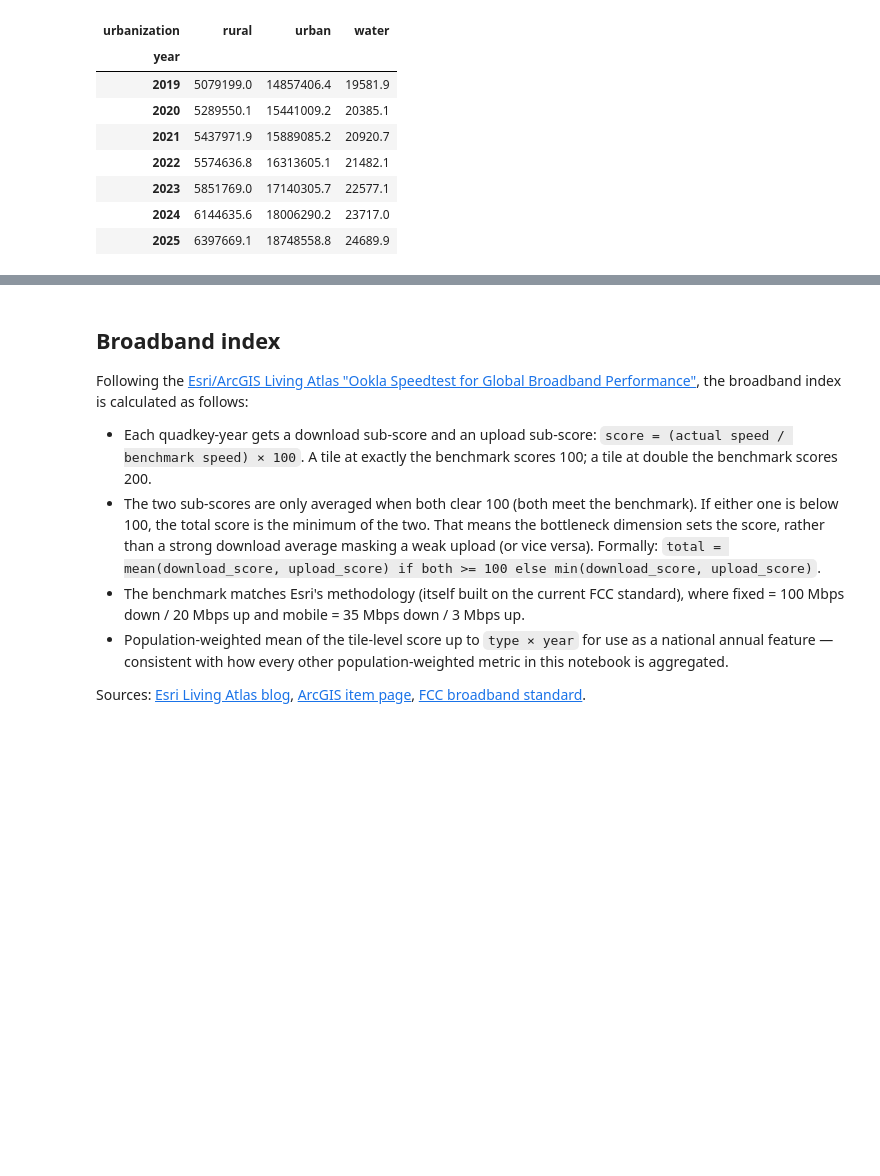
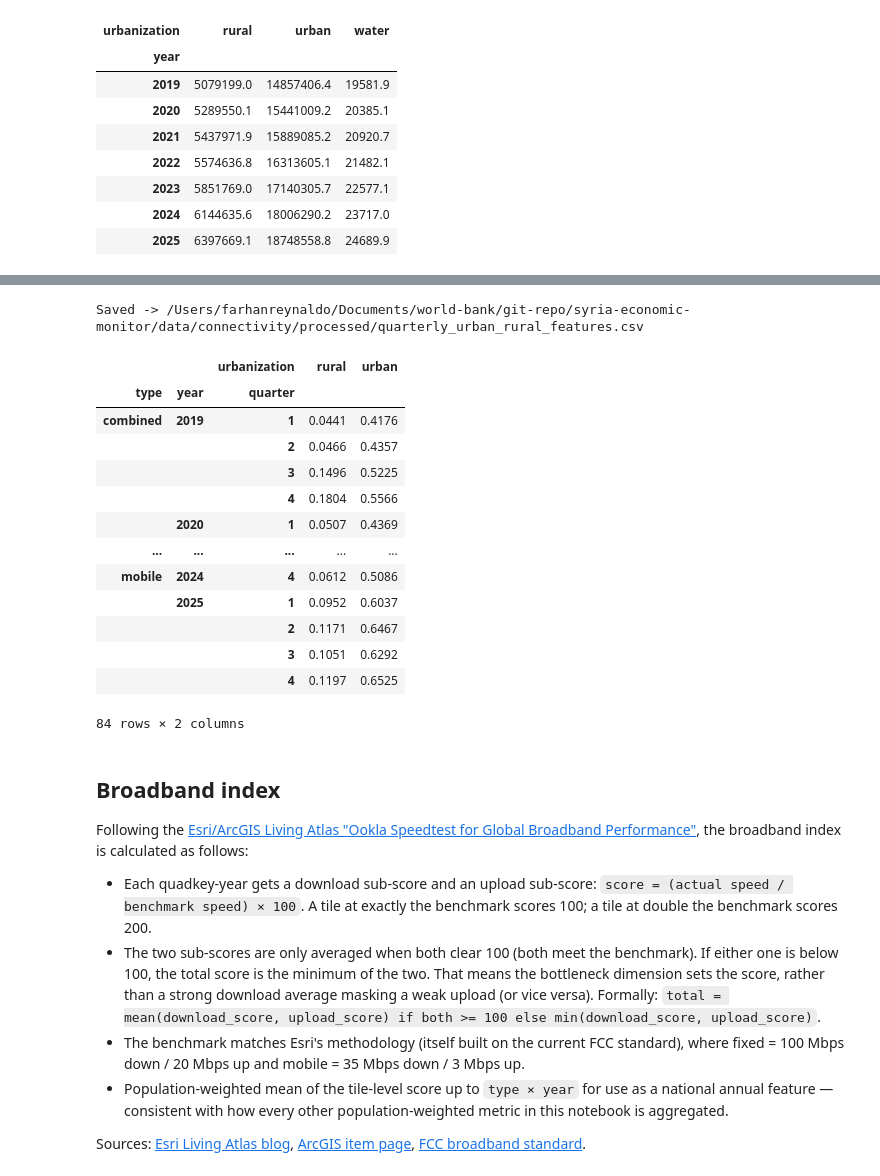
Before and after one commit to datapartnership/syria-economic-monitor, a Jupyter notebook: notebooks/internet-connectivity/gdp_proxy_features.ipynb, the cells around one changed output, grey strips where cells are left out. Cells and saved outputs as stored; diff of their text form; code cells hidden in the pictures; blank space fills up the shorter version.

```diff
--- a/notebooks/internet-connectivity/gdp_proxy_features.ipynb
+++ b/notebooks/internet-connectivity/gdp_proxy_features.ipynb
@@ -690,3 +1046,74 @@ Saved -> /Users/farhanreynaldo/Documents/world-bank/git-repo/cross-support-sandb
+# %%
+URBAN_SPLIT_QUARTERLY_OUT_PATH = (
+    DATA_DIR / "processed" / "quarterly_urban_rural_features.csv"
+)
+
+quadkey_quarter_urb = quadkey_quarter_panel.merge(urbanization, on="quadkey", how="left")
+
+
+def build_urban_rural_features_quarterly(
+    quadkey_quarter_urb: pd.DataFrame, total_pop_by_year_class: pd.Series
+) -> pd.DataFrame:
+    rows = []
+    for (t, y, q, cls), g in quadkey_quarter_urb.groupby(
+        ["type", "year", "quarter", "urbanization"]
+    ):
+        if cls not in ("urban", "rural"):
+            continue  # skip "water" / unclassified: not meaningful population segments here
+        active = g[g["tests"] > 0]
+        pop_covered = active["population"].sum()
+        total_pop_class = total_pop_by_year_class.get((y, cls), np.nan)
+        rows.append(
+            dict(
+                type=t,
+                year=int(y),
+                quarter=int(q),
+                urbanization=cls,
+                pop_covered_share=round(pop_covered / total_pop_class, 4)
+                if total_pop_class
+                else np.nan,
+                avg_down_mbps_pop_weighted=round(
+                    population_weighted_mean(active["avg_d_kbps"], active["population"])
+                    / 1000,
+                    3,
+                ),
+            )
+        )
+    result = (
+        pd.DataFrame(rows)
+        .sort_values(["type", "urbanization", "year", "quarter"])
+        .reset_index(drop=True)
+    )
+    result["period"] = pd.to_datetime(
+        dict(year=result["year"], month=result["quarter"].sub(1).mul(3).add(1), day=1)
+    )
+    return result
+
+
+urban_rural_features_quarterly = build_urban_rural_features_quarterly(
+    quadkey_quarter_urb, TOTAL_POPULATION_BY_YEAR_CLASS
+)
+urban_rural_features_quarterly.to_csv(URBAN_SPLIT_QUARTERLY_OUT_PATH, index=False)
+print(f"Saved -> {URBAN_SPLIT_QUARTERLY_OUT_PATH}")
+urban_rural_features_quarterly.pivot_table(
+    index=["type", "year", "quarter"], columns="urbanization", values="pop_covered_share"
+)
+# %% [output]
+Saved -> /Users/farhanreynaldo/Documents/world-bank/git-repo/syria-economic-monitor/data/connectivity/processed/quarterly_urban_rural_features.csv
+|  |  | urbanization | rural | urban |
+| type | year | quarter |  |  |
+| combined | 2019 | 1 | 0.0441 | 0.4176 |
+|  |  | 2 | 0.0466 | 0.4357 |
+|  |  | 3 | 0.1496 | 0.5225 |
+|  |  | 4 | 0.1804 | 0.5566 |
+|  | 2020 | 1 | 0.0507 | 0.4369 |
+| ... | ... | ... | ... | ... |
+| mobile | 2024 | 4 | 0.0612 | 0.5086 |
+|  | 2025 | 1 | 0.0952 | 0.6037 |
+|  |  | 2 | 0.1171 | 0.6467 |
+|  |  | 3 | 0.1051 | 0.6292 |
+|  |  | 4 | 0.1197 | 0.6525 |
+84 rows × 2 columns
 # %% [markdown]
 ## Broadband index
 
```
Also changed, not shown: parts of 21 cells of this notebook.
